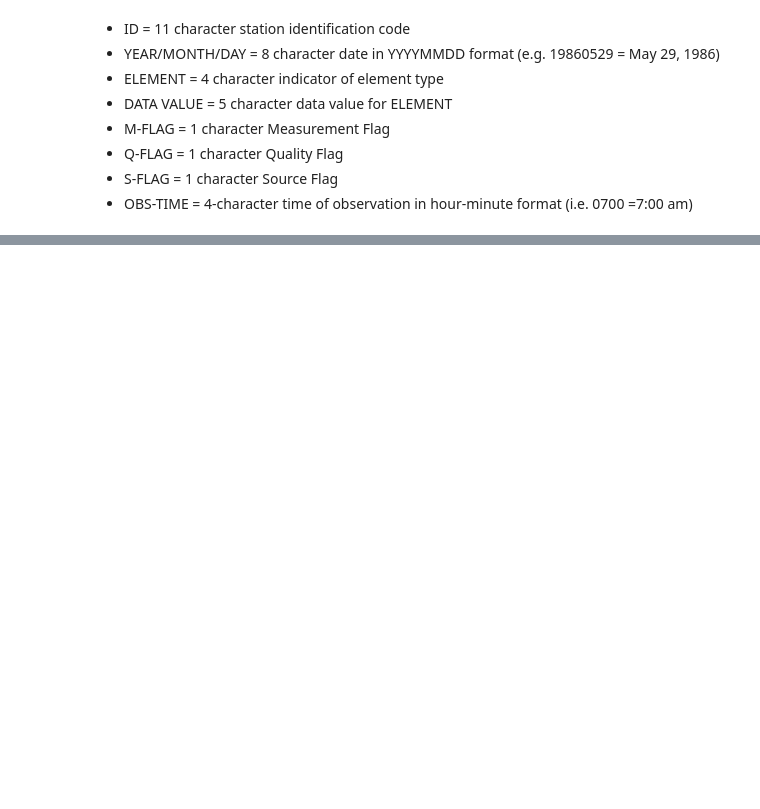
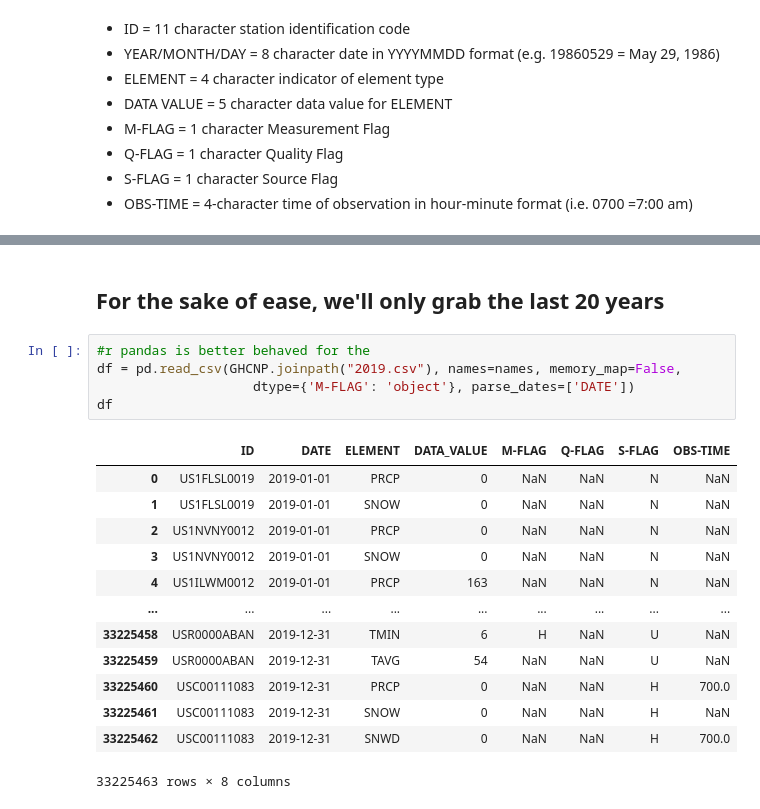
Before and after one commit to story645/amspangeo, a Jupyter notebook: ghcn.ipynb, the cells around one changed output, grey strips where cells are left out. Saved outputs shown, nothing was run; the diff lists cells and outputs as text; blank space fills up the shorter version.

```diff
--- a/ghcn.ipynb
+++ b/ghcn.ipynb
@@ -95,0 +152,21 @@ Setting ``blocksize=None``
+# %% [markdown]
+## For the sake of ease, we'll only grab the last 20 years
+# %%
+#r pandas is better behaved for the
+df = pd.read_csv(GHCNP.joinpath("2019.csv"), names=names, memory_map=False,
+                    dtype={'M-FLAG': 'object'}, parse_dates=['DATE'])
+df
+# %% [output]
+|  | ID | DATE | ELEMENT | DATA_VALUE | M-FLAG | Q-FLAG | S-FLAG | OBS-TIME |
+| 0 | US1FLSL0019 | 2019-01-01 | PRCP | 0 | NaN | NaN | N | NaN |
+| 1 | US1FLSL0019 | 2019-01-01 | SNOW | 0 | NaN | NaN | N | NaN |
+| 2 | US1NVNY0012 | 2019-01-01 | PRCP | 0 | NaN | NaN | N | NaN |
+| 3 | US1NVNY0012 | 2019-01-01 | SNOW | 0 | NaN | NaN | N | NaN |
+| 4 | US1ILWM0012 | 2019-01-01 | PRCP | 163 | NaN | NaN | N | NaN |
+| ... | ... | ... | ... | ... | ... | ... | ... | ... |
+| 33225458 | USR0000ABAN | 2019-12-31 | TMIN | 6 | H | NaN | U | NaN |
+| 33225459 | USR0000ABAN | 2019-12-31 | TAVG | 54 | NaN | NaN | U | NaN |
+| 33225460 | USC00111083 | 2019-12-31 | PRCP | 0 | NaN | NaN | H | 700.0 |
+| 33225461 | USC00111083 | 2019-12-31 | SNOW | 0 | NaN | NaN | H | NaN |
+| 33225462 | USC00111083 | 2019-12-31 | SNWD | 0 | NaN | NaN | H | 700.0 |
+33225463 rows × 8 columns
```
Also changed, not shown: parts of 34 cells of this notebook, 2 other files.
